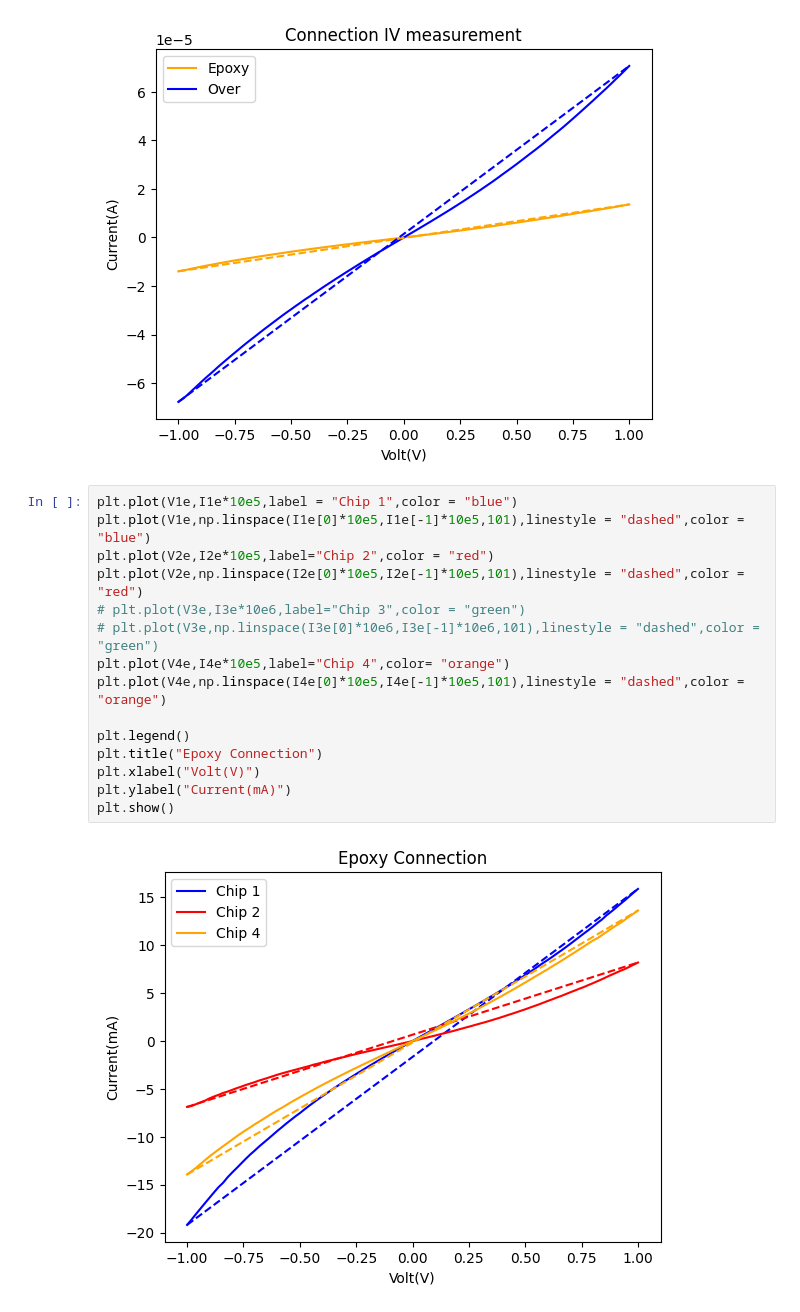
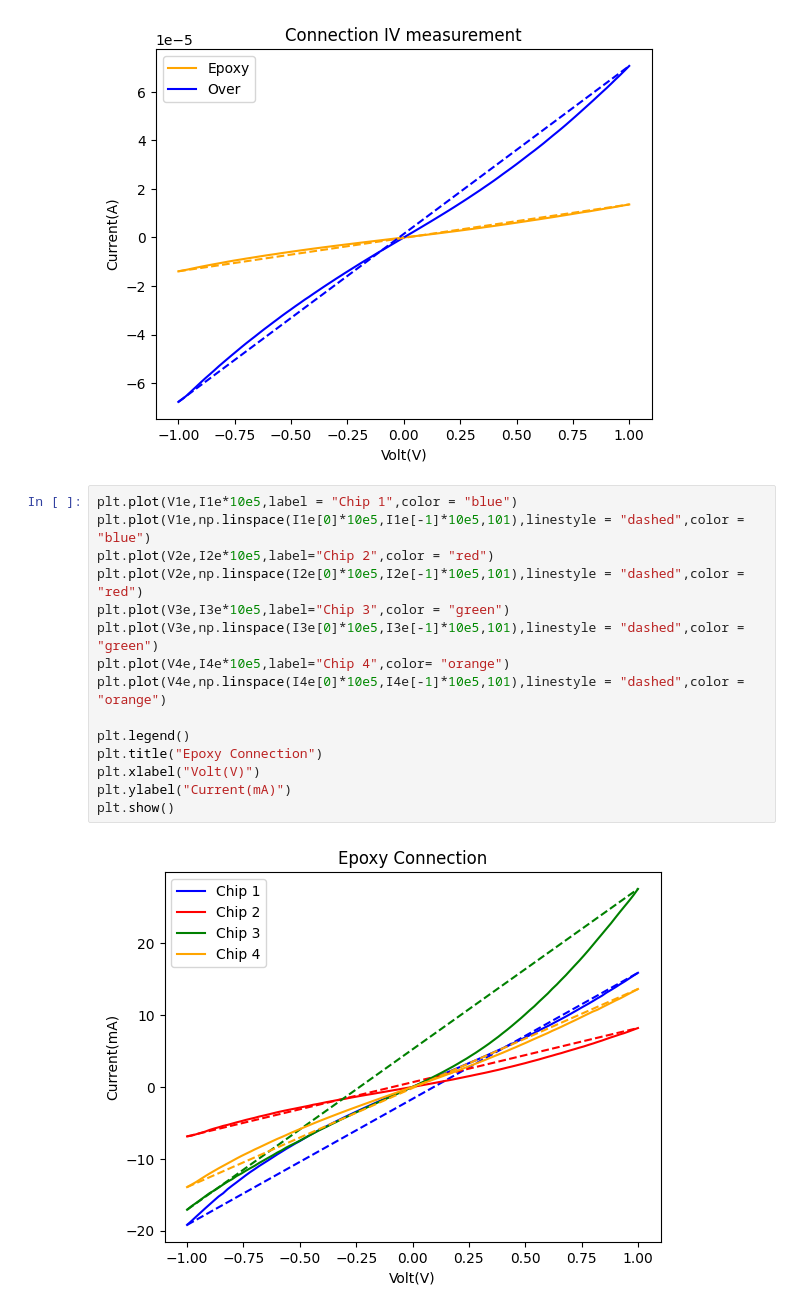
Before and after one commit to Lionfish30/Sommarjobb-2024, a Jupyter notebook: Connection analasis.ipynb, the cells around one changed output. Cells and saved outputs as stored; diff of their text form.

```diff
--- a/Connection analasis.ipynb
+++ b/Connection analasis.ipynb
@@ -47,18 +49,18 @@ plt.show()
 # %%
 plt.plot(V1e,I1e*10e5,label = "Chip 1",color = "blue")
 plt.plot(V1e,np.linspace(I1e[0]*10e5,I1e[-1]*10e5,101),linestyle = "dashed",color = "blue")
 plt.plot(V2e,I2e*10e5,label="Chip 2",color = "red")
 plt.plot(V2e,np.linspace(I2e[0]*10e5,I2e[-1]*10e5,101),linestyle = "dashed",color = "red")
-# plt.plot(V3e,I3e*10e6,label="Chip 3",color = "green")
-# plt.plot(V3e,np.linspace(I3e[0]*10e6,I3e[-1]*10e6,101),linestyle = "dashed",color = "green")
+plt.plot(V3e,I3e*10e5,label="Chip 3",color = "green")
+plt.plot(V3e,np.linspace(I3e[0]*10e5,I3e[-1]*10e5,101),linestyle = "dashed",color = "green")
 plt.plot(V4e,I4e*10e5,label="Chip 4",color= "orange")
 plt.plot(V4e,np.linspace(I4e[0]*10e5,I4e[-1]*10e5,101),linestyle = "dashed",color = "orange")
 
 plt.legend()
 plt.title("Epoxy Connection")
 plt.xlabel("Volt(V)")
 plt.ylabel("Current(mA)")
 plt.show()
 # %% [output]
-[figure, old version]
+[figure, new version]
 # %%
```
Also changed, not shown: parts of 5 cells of this notebook, 2 other files.
